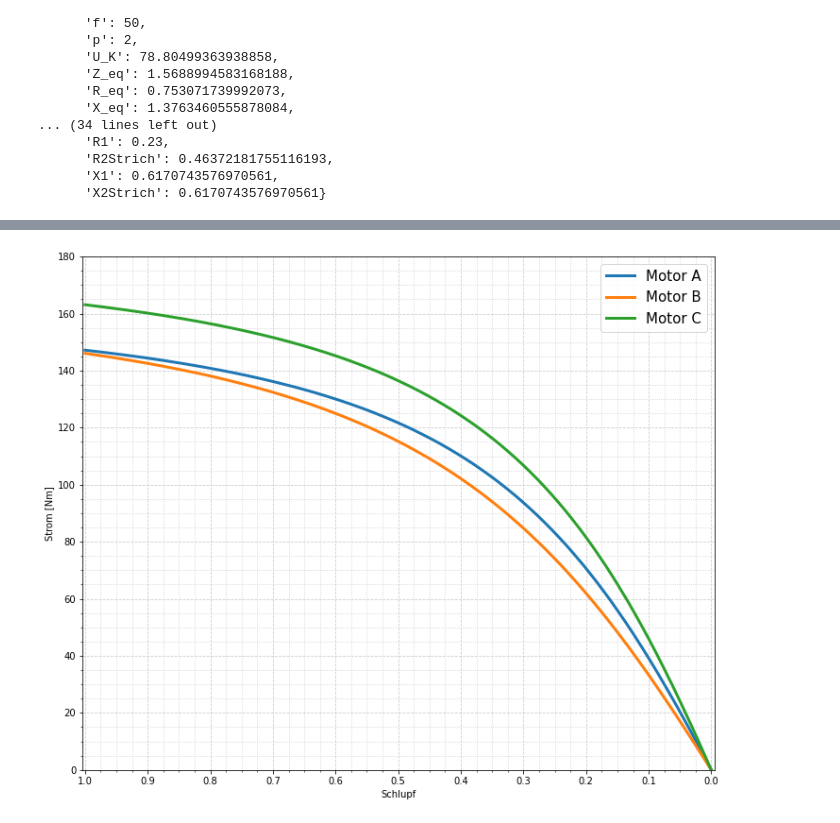
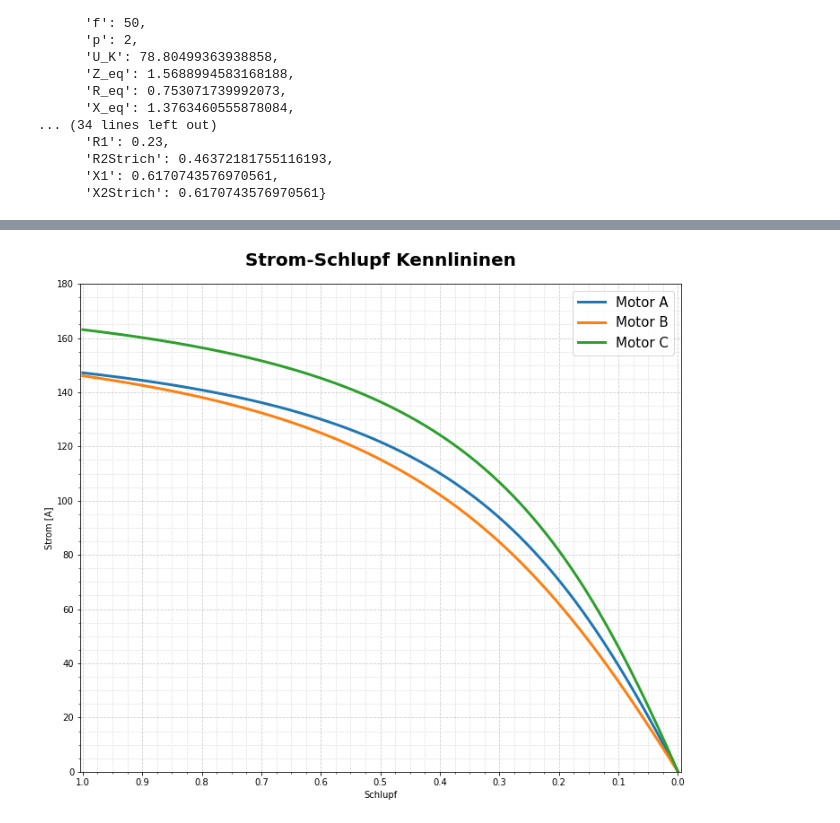
Before and after one commit to ManuelLerchner/Random-Coding-Projects, a Jupyter notebook: Python/Kennlinien Drehstromasynchronmotor/Motor-Plot.ipynb, the cells around one changed output, grey strips where cells are left out. Drawn from its saved outputs; the diff is of its cells as text; code cells hidden in the pictures.

```diff
--- a/Python/Kennlinien Drehstromasynchronmotor/Motor-Plot.ipynb
+++ b/Python/Kennlinien Drehstromasynchronmotor/Motor-Plot.ipynb
@@ -228,28 +231,30 @@ for Motor in Motors:
 # %%
 fig = plt.figure(figsize=(12, 10))
 ax=fig.subplots(1,1)
 
 
 for y,l in zip(yS,labels):
     #Plot line
     ax.plot(x,y,label=l,linewidth=3.0)
 
 ax.set_xlabel('Schlupf')
-ax.set_ylabel('Strom [Nm]')
+ax.set_ylabel('Strom [A]')
 ax.legend(prop={'size': 15})
 
 ax.set_xlim(-0.005, 1.004)
 ax.set_ylim(0, 180)
 
 ax.xaxis.set_major_locator(MultipleLocator(0.1))
 ax.yaxis.set_major_locator(MultipleLocator(20))
 
 ax.xaxis.set_minor_locator(AutoMinorLocator(4))
 ax.yaxis.set_minor_locator(AutoMinorLocator(4))
 
 ax.invert_xaxis()
 
 ax.grid(which='major', color='#CCCCCC', linestyle='--')
 ax.grid(which='minor', color='#CCCCCC', linestyle=':')
+ax.set_title("Strom-Schlupf Kennlininen",fontsize=20,fontweight="bold",pad=20)
+fig.savefig('Strom-Schlupf.jpg',dpi=200,bbox_inches='tight', pad_inches=0.1)
 # %% [output]
-[figure, old version]
+[figure, new version]
```
Also changed, not shown: parts of 1 cell of this notebook, 3 other files.
